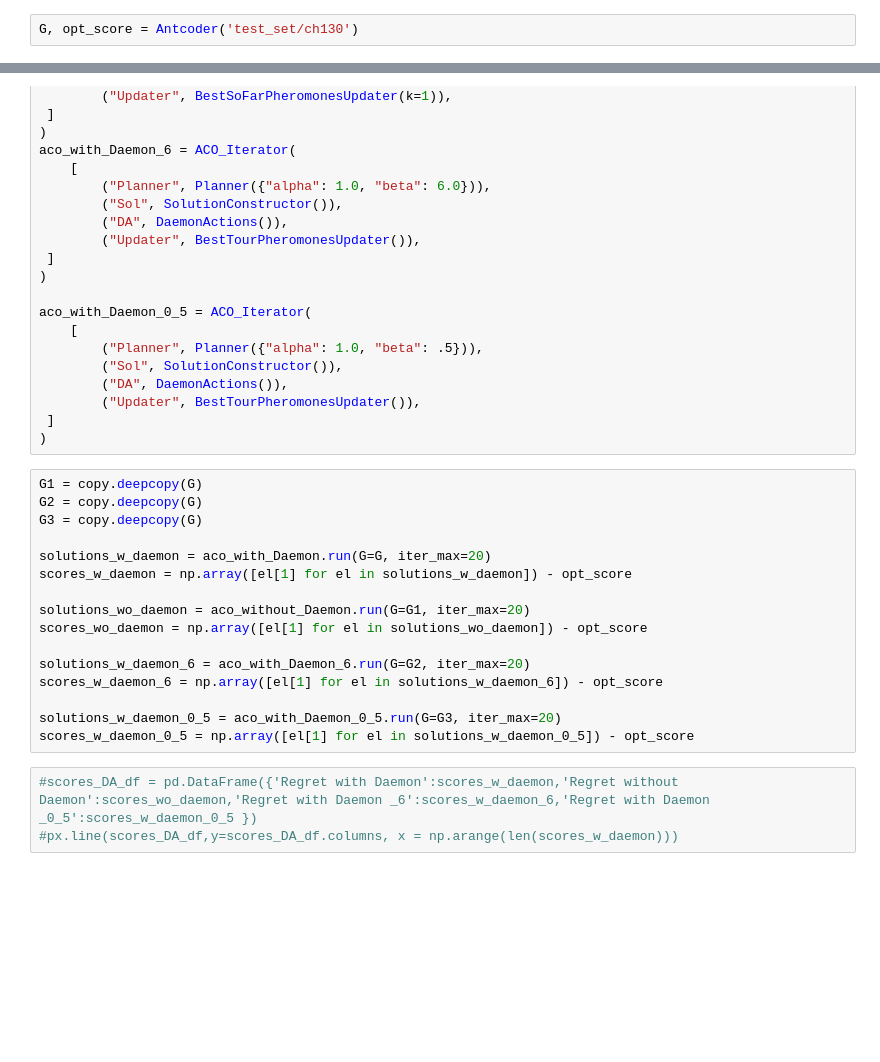
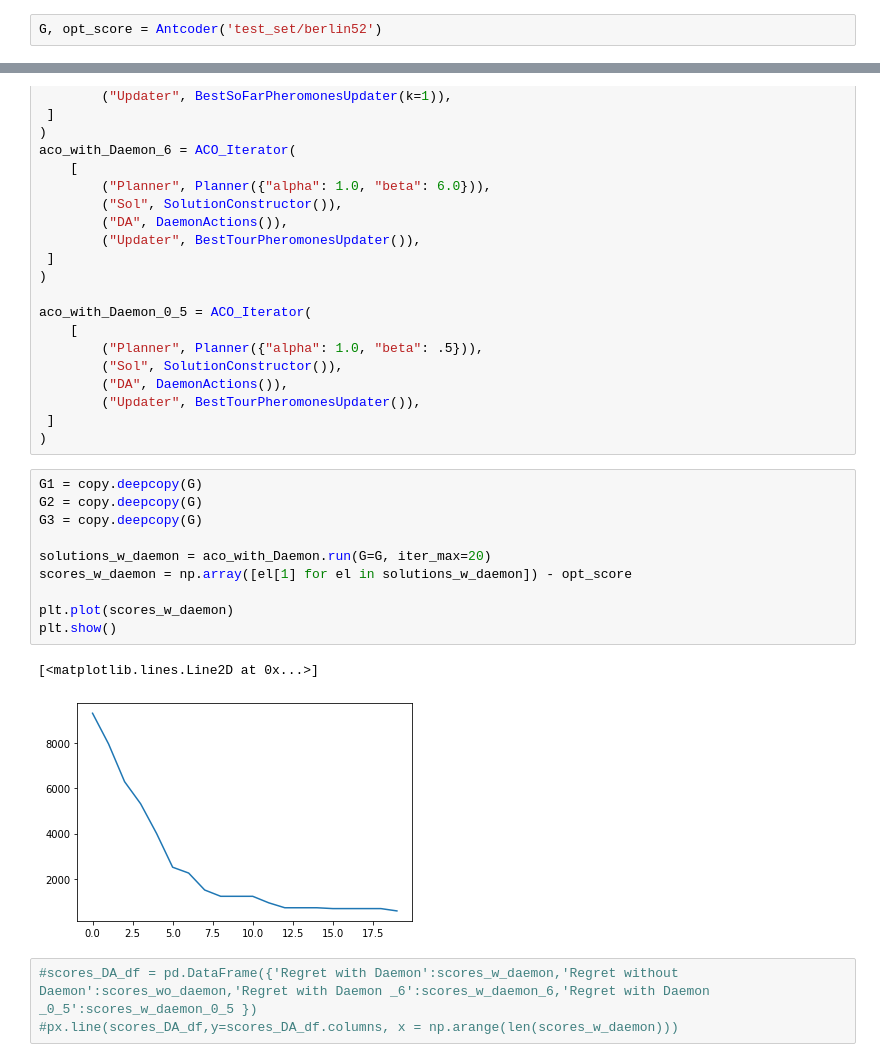
Before and after one commit to g0bel1n/swarmpy, a Jupyter notebook: notebooks/readme.ipynb, the cells around one changed output, grey strips where cells are left out. Drawn from its saved outputs; the diff is of its cells as text; blank space fills up the shorter version.

```diff
--- a/notebooks/readme.ipynb
+++ b/notebooks/readme.ipynb
@@ -21,7 +22,7 @@ The `ant_coder` function can load the TSP test sets of the test_set folder, name
 
 `G` is the graph representation of the problem. Its a dictionnary containing a uninitalized pheromones matrix, a heuristics matrix and a cost matrix
 # %%
-G, opt_score = Antcoder('test_set/ch130')
+G, opt_score = Antcoder('test_set/berlin52')
 # %% [markdown]
 Ant colony optmization algorithms can be built in the same fashion as a Pipeline object. You only need to put the blocks in the right order.
 
@@ -65,19 +66,16 @@ aco_with_Daemon_0_5 = ACO_Iterator(
 # %%
 G1 = copy.deepcopy(G)
 G2 = copy.deepcopy(G)
 G3 = copy.deepcopy(G)
 
 solutions_w_daemon = aco_with_Daemon.run(G=G, iter_max=20)
 scores_w_daemon = np.array([el[1] for el in solutions_w_daemon]) - opt_score
 
-solutions_wo_daemon = aco_without_Daemon.run(G=G1, iter_max=20)
-scores_wo_daemon = np.array([el[1] for el in solutions_wo_daemon]) - opt_score
-
-solutions_w_daemon_6 = aco_with_Daemon_6.run(G=G2, iter_max=20)
-scores_w_daemon_6 = np.array([el[1] for el in solutions_w_daemon_6]) - opt_score
-
-solutions_w_daemon_0_5 = aco_with_Daemon_0_5.run(G=G3, iter_max=20)
-scores_w_daemon_0_5 = np.array([el[1] for el in solutions_w_daemon_0_5]) - opt_score
+plt.plot(scores_w_daemon)
+plt.show()
+# %% [output]
+[<matplotlib.lines.Line2D at 0x...>]
+[figure, added]
 # %%
 #scores_DA_df = pd.DataFrame({'Regret with Daemon':scores_w_daemon,'Regret without Daemon':scores_wo_daemon,'Regret with Daemon _6':scores_w_daemon_6,'Regret with Daemon _0_5':scores_w_daemon_0_5 })
 #px.line(scores_DA_df,y=scores_DA_df.columns, x = np.arange(len(scores_w_daemon)))
```
Also changed, not shown: parts of 1 cell of this notebook, 1 other file.
